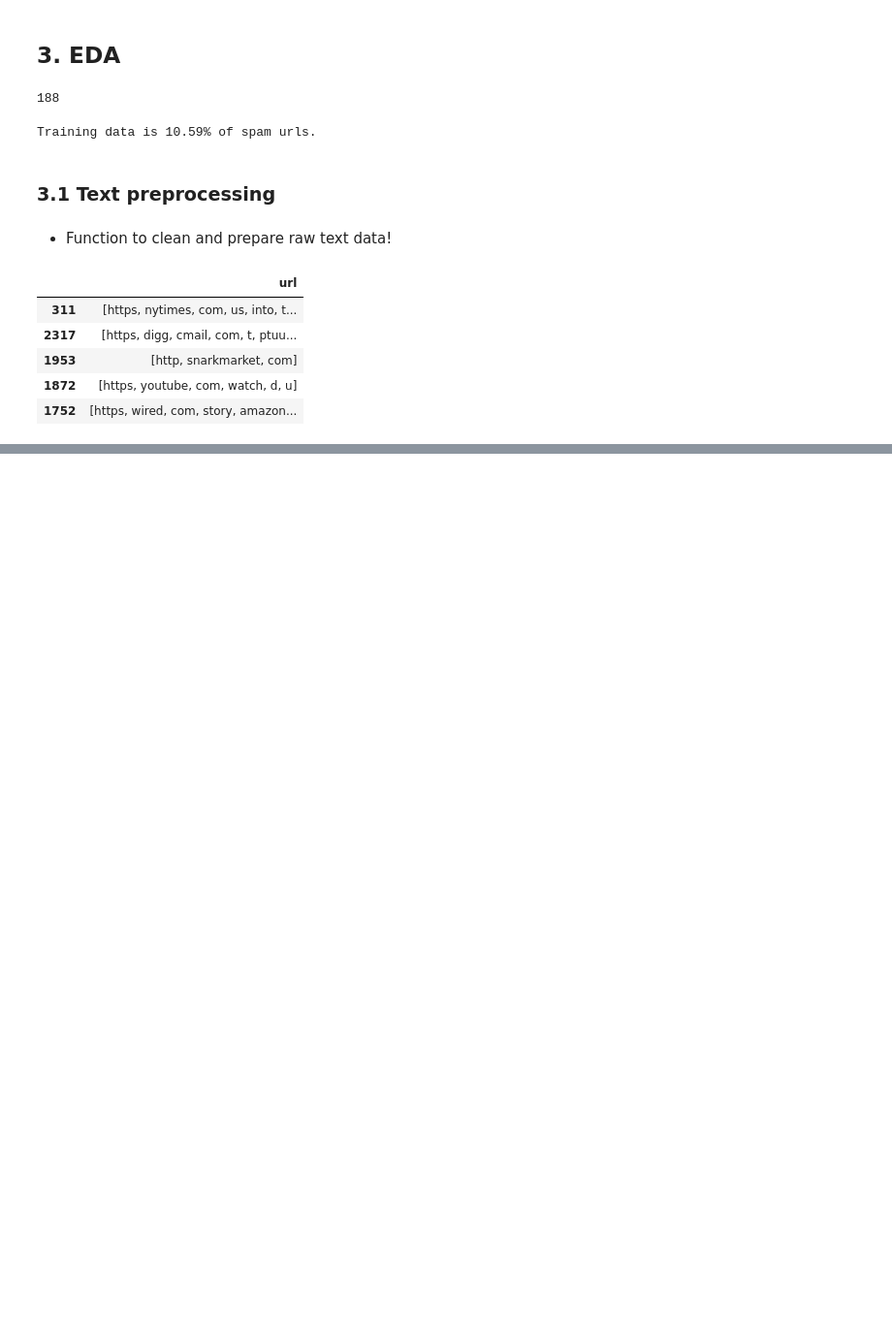
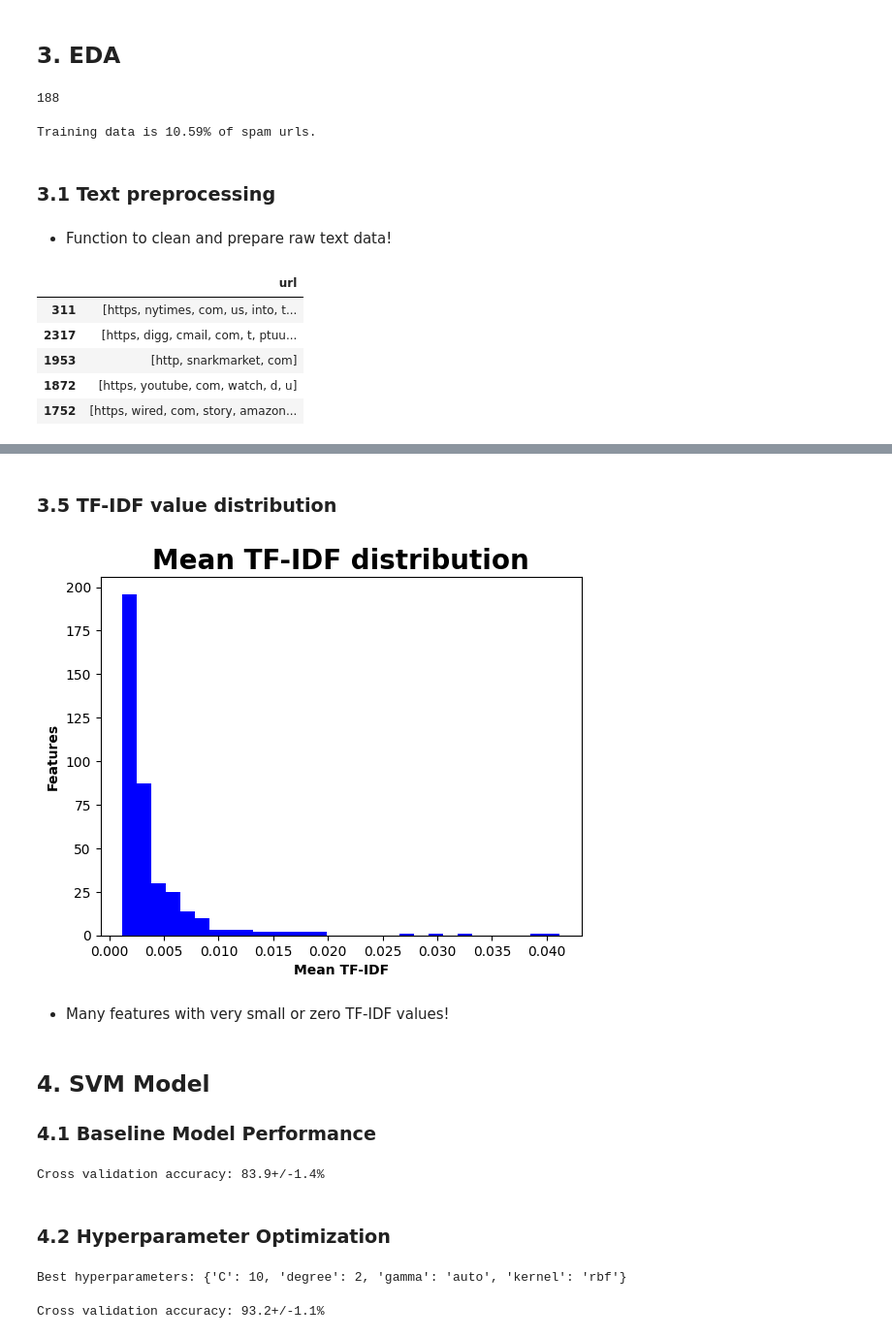
Before and after one commit to 4GeeksAcademy/Madesh-NLP-project, a Jupyter notebook: src/Madesh_solution.ipynb, the cells around one changed output, grey strips where cells are left out. Shown: that part at 97% size. Cells and saved outputs as stored; diff of their text form; code cells hidden in the pictures; blank space fills up the shorter version.

```diff
--- a/src/Madesh_solution.ipynb
+++ b/src/Madesh_solution.ipynb
@@ -207,0 +259,5 @@ training_features.head()
+# %%
+training_features['target']=encoded_training_labels
+training_features=training_features[training_features['url_len'] > 0]
+encoded_training_labels=training_features['target']
+training_features.drop(['target'], axis=1, inplace=True)
@@ -207,0 +289,8 @@ training_features.head()
+# %%
+tokens_list=training_features['url']
+tokens_list=[' '.join(tokens) for tokens in tokens_list]
+vectorizer=TfidfVectorizer(max_features=5000, max_df=0.8, min_df=5)
+encoded_training_features=vectorizer.fit_transform(tokens_list).toarray()
+feature_names=vectorizer.get_feature_names_out()
+encoded_training_features=pd.DataFrame(encoded_training_features, columns=feature_names)
+print(f'Encoded features shape: {encoded_training_features.shape}')
@@ -207,0 +309,61 @@ training_features.head()
+# %% [markdown]
+### 3.5 TF-IDF value distribution
+# %%
+feature_means=encoded_training_features.mean().tolist()
+
+plt.title('Mean TF-IDF distribution', fontsize=20, fontweight='bold')
+plt.xlabel('Mean TF-IDF', fontweight='bold')
+plt.ylabel('Features', fontweight='bold')
+plt.hist(feature_means, bins=30, color='blue')
+plt.show()
+# %% [output]
+[figure, added]
+# %% [markdown]
+- Many features with very small or zero TF-IDF values!
+# %% [markdown]
+## 4. SVM Model
+### 4.1 Baseline Model Performance
+# %%
+cv_folds=7
+baseline_model=SVC(class_weight='balanced')
+scores=cross_val_score(baseline_model, encoded_training_features, encoded_training_labels, cv=cv_folds, n_jobs=-1)
+
+cross_val_scores={'Model': ['Baseline']*cv_folds,'Score': list(scores)}
+
+print(f'Cross validation accuracy: {np.mean(scores)*100:.1f}+/-{np.std(scores)*100:.1f}%')
+# %% [output]
+Cross validation accuracy: 83.9+/-1.4%
+# %% [markdown]
+### 4.2 Hyperparameter Optimization
+# %%
+hyperparameters = {
+    'C': [0.01, 0.1, 1, 10],
+    'kernel': ['linear', 'poly', 'rbf', 'sigmoid'],
+    'degree': [2, 3, 4],
+    'gamma': ['scale', 'auto']}
+
+model=SVC(class_weight='balanced')
+grid=GridSearchCV(model, hyperparameters, scoring='accuracy', cv=cv_folds, n_jobs=-1)
+optimization_results=grid.fit(encoded_training_features, encoded_training_labels)
+print(f'Best hyperparameters: {grid.best_params_}')
+# %% [output]
+Best hyperparameters: {'C': 10, 'degree': 2, 'gamma': 'auto', 'kernel': 'rbf'}
+# %%
+optimized_model=SVC(**grid.best_params_, class_weight='balanced')
+
+# Cross-validate the optimized model on the encoded training data
+scores=cross_val_score(
+    optimized_model,
+    encoded_training_features,
+    encoded_training_labels,
+    cv=cv_folds,
+    n_jobs=-1
+)
+
+# Save the optimized cross-validation scores for later
+cross_val_scores['Model'].extend(['Optimized']*cv_folds)
+cross_val_scores['Score'].extend(scores)
+
+print(f'Cross validation accuracy: {np.mean(scores)*100:.1f}+/-{np.std(scores)*100:.1f}%')
+# %% [output]
+Cross validation accuracy: 93.2+/-1.1%
```
Also changed, not shown: parts of 16 cells of this notebook.
